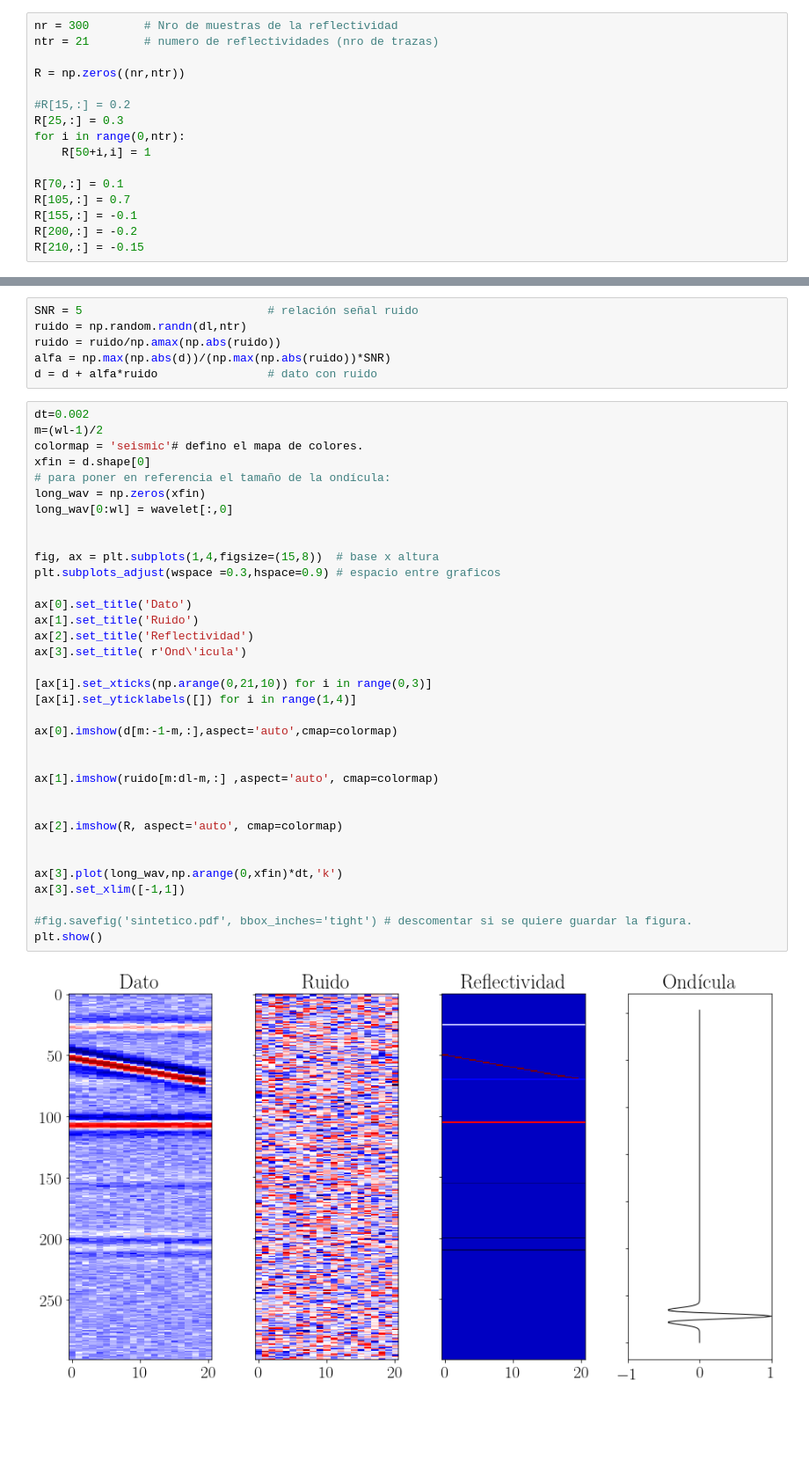
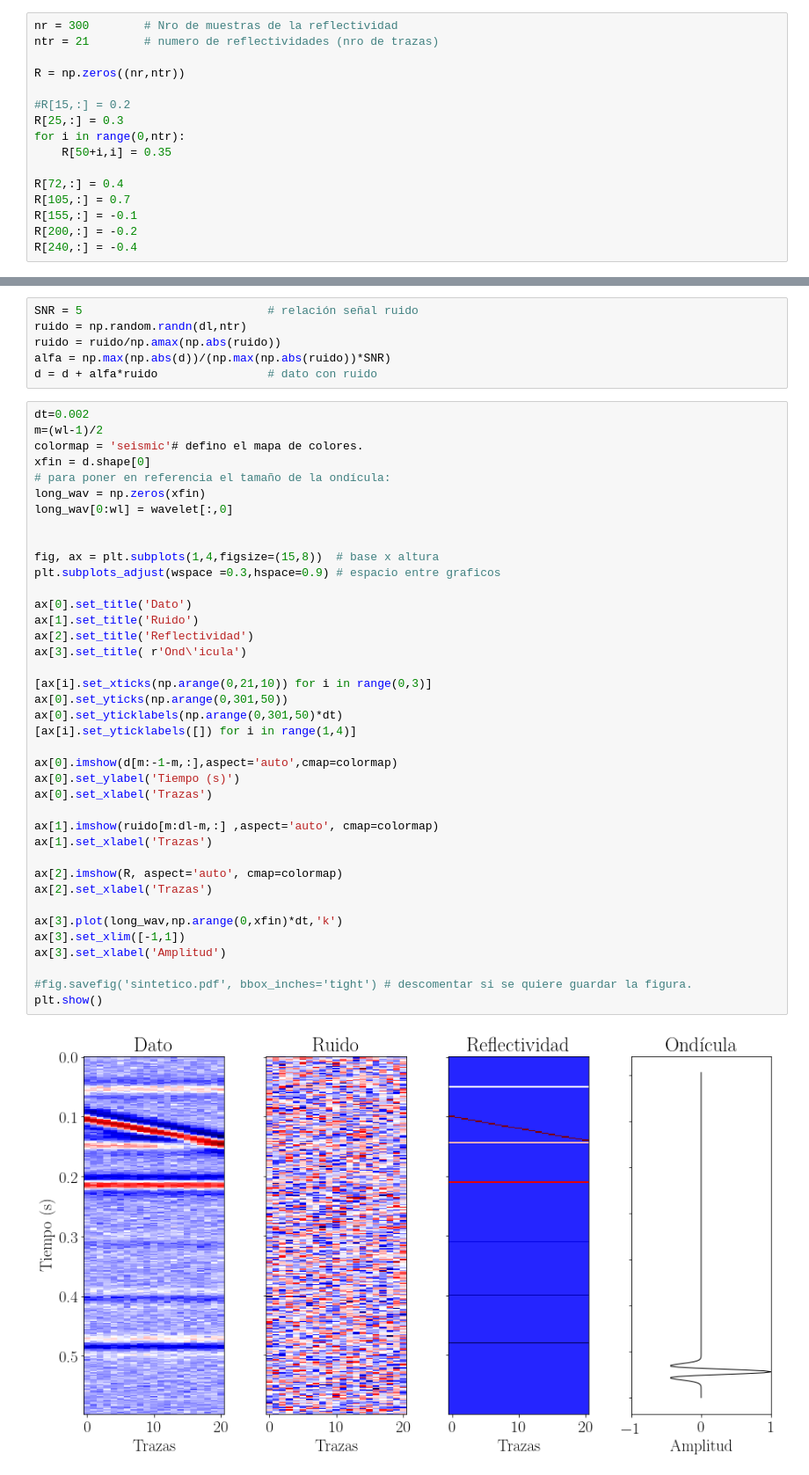
Before and after one commit to Geofgabriel/Datos-sinteticos, a Jupyter notebook: generador_datos_sinteticos.ipynb, the cells around one changed output, grey strips where cells are left out. Shown: that part at 88% size. Cells and saved outputs as stored; diff of their text form; blank space fills up the shorter version.

```diff
--- a/generador_datos_sinteticos.ipynb
+++ b/generador_datos_sinteticos.ipynb
@@ -55,13 +55,13 @@ R = np.zeros((nr,ntr))
 #R[15,:] = 0.2
 R[25,:] = 0.3
 for i in range(0,ntr):
-    R[50+i,i] = 1
+    R[50+i,i] = 0.35
 
-R[70,:] = 0.1
+R[72,:] = 0.4
 R[105,:] = 0.7
 R[155,:] = -0.1
 R[200,:] = -0.2
-R[210,:] = -0.15
+R[240,:] = -0.4
 # %% [markdown]
 Para generar las trazas convolucionamos la ondícula con cada una de las reflectividades. Observar que es un sintético sencillo y que este dato resultante no tiene ruido.
 # %%
@@ -84,34 +84,38 @@ m=(wl-1)/2
 colormap = 'seismic'# defino el mapa de colores.
 xfin = d.shape[0]
 # para poner en referencia el tamaño de la ondícula:
 long_wav = np.zeros(xfin)
 long_wav[0:wl] = wavelet[:,0]
 
 
 fig, ax = plt.subplots(1,4,figsize=(15,8))  # base x altura
 plt.subplots_adjust(wspace =0.3,hspace=0.9) # espacio entre graficos
 
 ax[0].set_title('Dato')
 ax[1].set_title('Ruido')
 ax[2].set_title('Reflectividad')
 ax[3].set_title( r'Ond\'icula')
 
 [ax[i].set_xticks(np.arange(0,21,10)) for i in range(0,3)]
+ax[0].set_yticks(np.arange(0,301,50))
+ax[0].set_yticklabels(np.arange(0,301,50)*dt)
 [ax[i].set_yticklabels([]) for i in range(1,4)]
 
 ax[0].imshow(d[m:-1-m,:],aspect='auto',cmap=colormap)
-
+ax[0].set_ylabel('Tiempo (s)')
+ax[0].set_xlabel('Trazas')
 
 ax[1].imshow(ruido[m:dl-m,:] ,aspect='auto', cmap=colormap)
-
+ax[1].set_xlabel('Trazas')
 
 ax[2].imshow(R, aspect='auto', cmap=colormap)
-
+ax[2].set_xlabel('Trazas')
 
 ax[3].plot(long_wav,np.arange(0,xfin)*dt,'k')
 ax[3].set_xlim([-1,1])
+ax[3].set_xlabel('Amplitud')
 
 #fig.savefig('sintetico.pdf', bbox_inches='tight') # descomentar si se quiere guardar la figura.
 plt.show()
 # %% [output]
-[figure, old version]
+[figure, new version]
```
